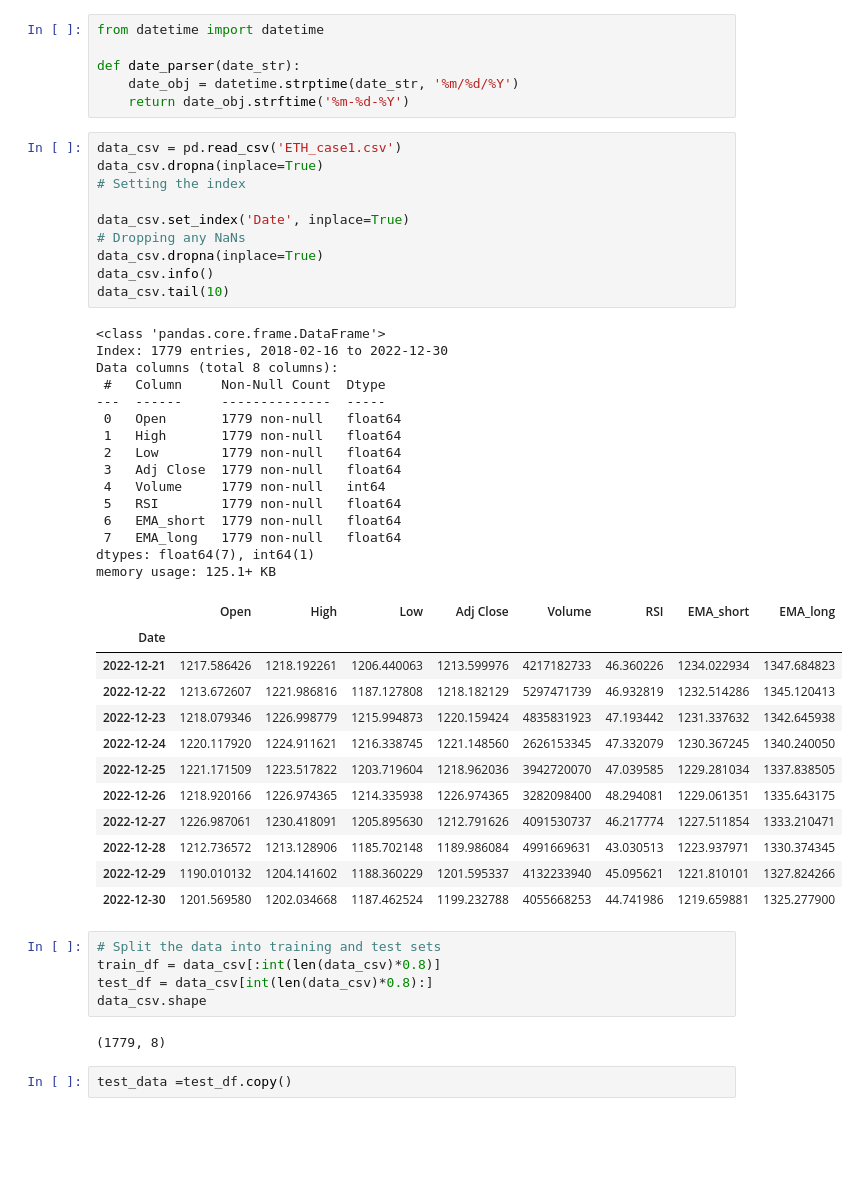
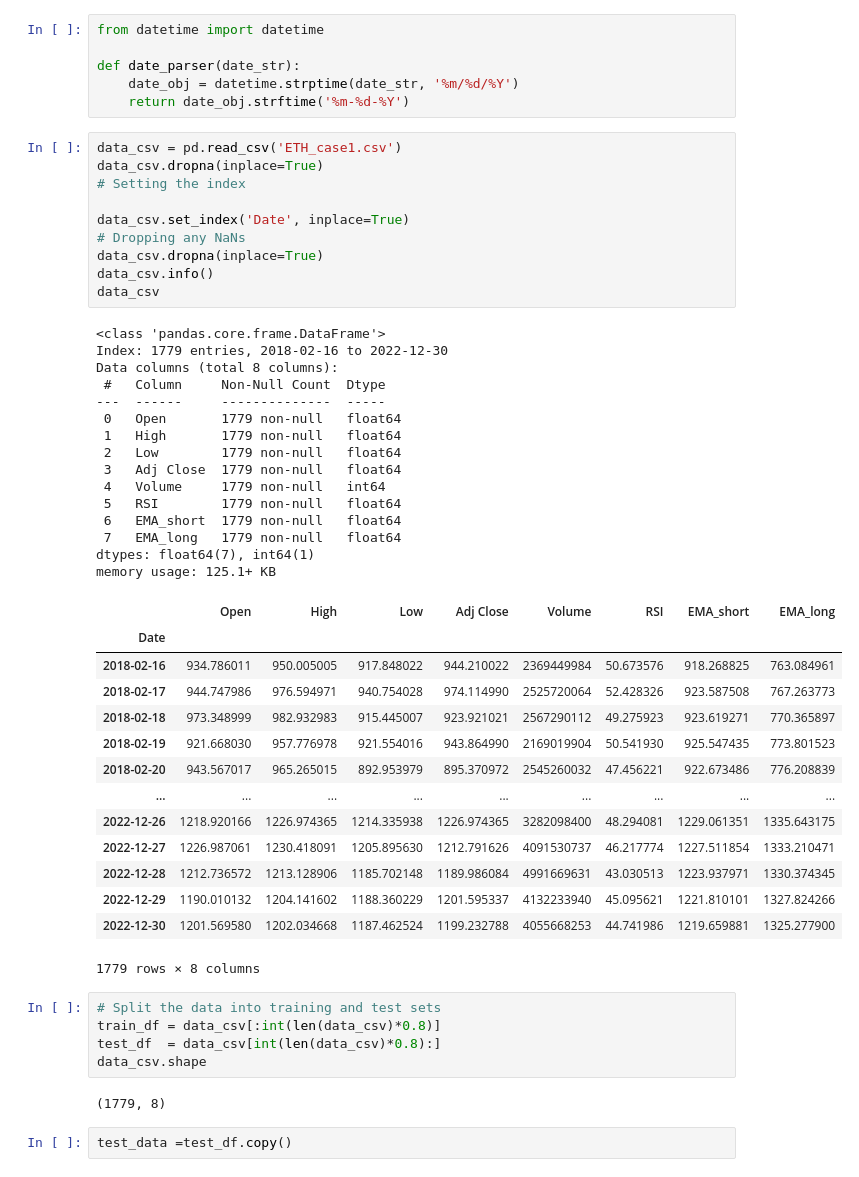
Before and after one commit to amjed87/doc, a Jupyter notebook: Practical/LSTM/ETH-Case1-indcators.ipynb, the cells around one changed output. Cells and saved outputs as stored; diff of their text form; blank space fills up the shorter version.

```diff
--- a/Practical/LSTM/ETH-Case1-indcators.ipynb
+++ b/Practical/LSTM/ETH-Case1-indcators.ipynb
@@ -96,45 +112,47 @@ def date_parser(date_str):
 # %%
 data_csv = pd.read_csv('ETH_case1.csv')
 data_csv.dropna(inplace=True)
 # Setting the index
 
 data_csv.set_index('Date', inplace=True)
 # Dropping any NaNs
 data_csv.dropna(inplace=True)
 data_csv.info()
-data_csv.tail(10)
+data_csv
 # %% [output]
 <class 'pandas.core.frame.DataFrame'>
 Index: 1779 entries, 2018-02-16 to 2022-12-30
 Data columns (total 8 columns):
  #   Column     Non-Null Count  Dtype
 ---  ------     --------------  -----
  0   Open       1779 non-null   float64
  1   High       1779 non-null   float64
  2   Low        1779 non-null   float64
  3   Adj Close  1779 non-null   float64
  4   Volume     1779 non-null   int64
  5   RSI        1779 non-null   float64
  6   EMA_short  1779 non-null   float64
  7   EMA_long   1779 non-null   float64
 dtypes: float64(7), int64(1)
 memory usage: 125.1+ KB
 |  | Open | High | Low | Adj Close | Volume | RSI | EMA_short | EMA_long |
 | Date |  |  |  |  |  |  |  |  |
-| 2022-12-21 | 1217.586426 | 1218.192261 | 1206.440063 | 1213.599976 | 4217182733 | 46.360226 | 1234.022934 | 1347.684823 |
-| 2022-12-22 | 1213.672607 | 1221.986816 | 1187.127808 | 1218.182129 | 5297471739 | 46.932819 | 1232.514286 | 1345.120413 |
-| 2022-12-23 | 1218.079346 | 1226.998779 | 1215.994873 | 1220.159424 | 4835831923 | 47.193442 | 1231.337632 | 1342.645938 |
-| 2022-12-24 | 1220.117920 | 1224.911621 | 1216.338745 | 1221.148560 | 2626153345 | 47.332079 | 1230.367245 | 1340.240050 |
-| 2022-12-25 | 1221.171509 | 1223.517822 | 1203.719604 | 1218.962036 | 3942720070 | 47.039585 | 1229.281034 | 1337.838505 |
+| 2018-02-16 | 934.786011 | 950.005005 | 917.848022 | 944.210022 | 2369449984 | 50.673576 | 918.268825 | 763.084961 |
+| 2018-02-17 | 944.747986 | 976.594971 | 940.754028 | 974.114990 | 2525720064 | 52.428326 | 923.587508 | 767.263773 |
+| 2018-02-18 | 973.348999 | 982.932983 | 915.445007 | 923.921021 | 2567290112 | 49.275923 | 923.619271 | 770.365897 |
+| 2018-02-19 | 921.668030 | 957.776978 | 921.554016 | 943.864990 | 2169019904 | 50.541930 | 925.547435 | 773.801523 |
+| 2018-02-20 | 943.567017 | 965.265015 | 892.953979 | 895.370972 | 2545260032 | 47.456221 | 922.673486 | 776.208839 |
+| ... | ... | ... | ... | ... | ... | ... | ... | ... |
 | 2022-12-26 | 1218.920166 | 1226.974365 | 1214.335938 | 1226.974365 | 3282098400 | 48.294081 | 1229.061351 | 1335.643175 |
 | 2022-12-27 | 1226.987061 | 1230.418091 | 1205.895630 | 1212.791626 | 4091530737 | 46.217774 | 1227.511854 | 1333.210471 |
 | 2022-12-28 | 1212.736572 | 1213.128906 | 1185.702148 | 1189.986084 | 4991669631 | 43.030513 | 1223.937971 | 1330.374345 |
 | 2022-12-29 | 1190.010132 | 1204.141602 | 1188.360229 | 1201.595337 | 4132233940 | 45.095621 | 1221.810101 | 1327.824266 |
 | 2022-12-30 | 1201.569580 | 1202.034668 | 1187.462524 | 1199.232788 | 4055668253 | 44.741986 | 1219.659881 | 1325.277900 |
+1779 rows × 8 columns
 # %%
 # Split the data into training and test sets
 train_df = data_csv[:int(len(data_csv)*0.8)]
-test_df = data_csv[int(len(data_csv)*0.8):]
+test_df  = data_csv[int(len(data_csv)*0.8):]
 data_csv.shape
 # %% [output]
 (1779, 8)
```
Also changed, not shown: parts of 3 cells of this notebook, 5 other files.
